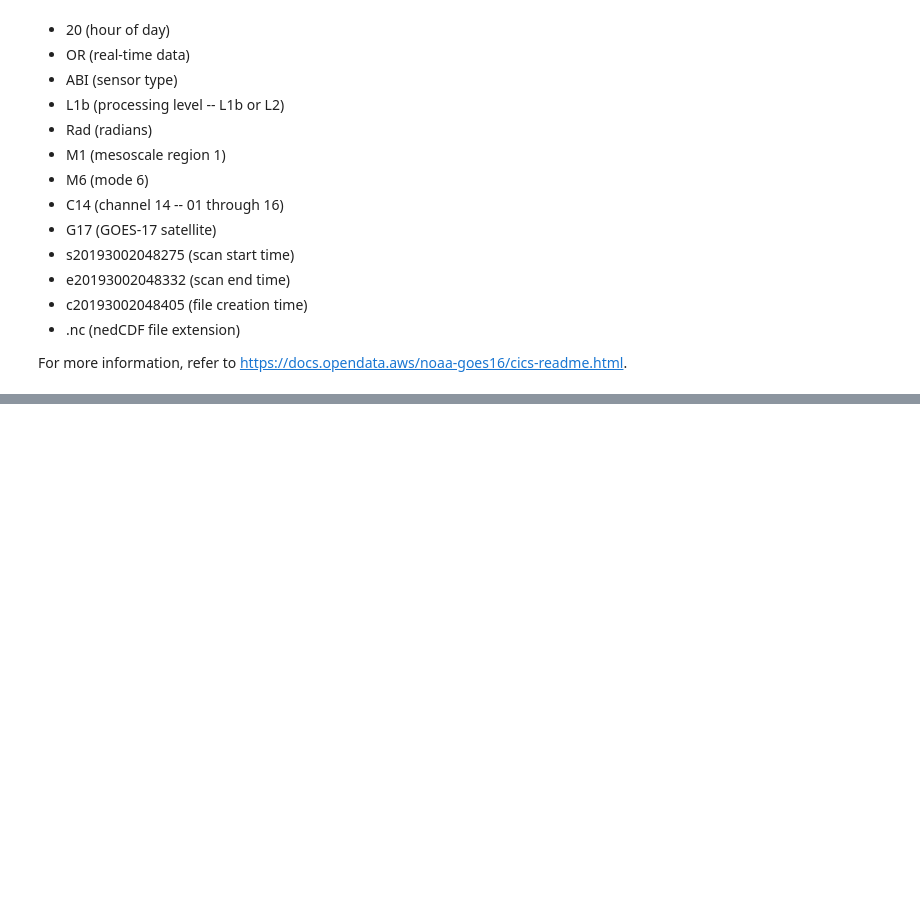
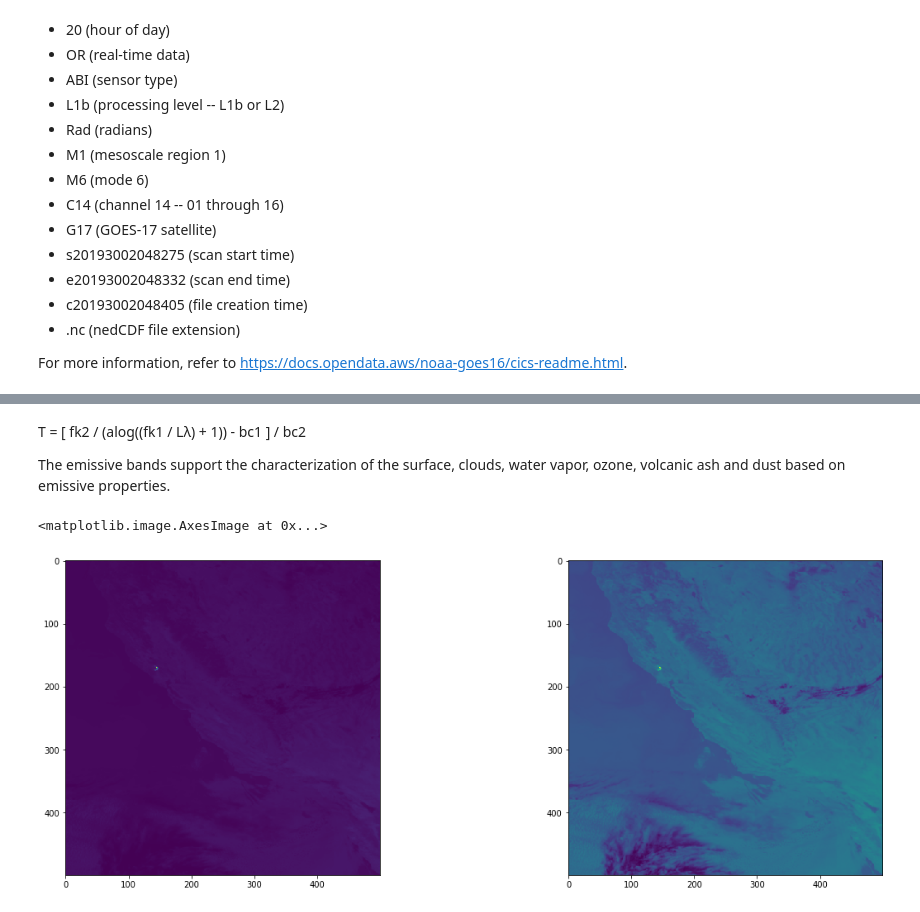
Before and after one commit to Ferrumofomega/goes, a Jupyter notebook: examples/noaa_goes_17.ipynb, the cells around one changed output, grey strips where cells are left out. Saved outputs shown, nothing was run; the diff lists cells and outputs as text; code cells hidden in the pictures; blank space fills up the shorter version.

```diff
--- a/examples/noaa_goes_17.ipynb
+++ b/examples/noaa_goes_17.ipynb
@@ -170,0 +240,8 @@ plt.close(fig);
+# %% [markdown]
+T = [ fk2 / (alog((fk1 / Lλ) + 1)) - bc1 ] / bc2
+
+The
+emissive bands support the characterization of the surface, clouds, water vapor, ozone, volcanic ash and
+dust based on emissive properties.
+# %%
+band_7 = download_scan(s3_object=s3_resource.Object(bucket_name="noaa-goes17", key="ABI-L1b-RadM/2019/300/20/OR_ABI-L1b-RadM1-M6C07_G17_s20193002010275_e20193002010344_c20193002010380.nc"))
@@ -171,3 +250,10 @@ plt.close(fig);
+# %%
+fig, axes = plt.subplots(ncols=2, figsize=(20, 7))
+axes[0].imshow(band_7.Rad)
+axes[1].imshow((band_7.planck_fk2 / (np.log((band_7.planck_fk1 / band_7.Rad) + 1)) - band_7.planck_bc1) / band_7.planck_bc2)
+# %% [output]
+<matplotlib.image.AxesImage at 0x...>
+[figure, added]
 # %%
 # dask_client = dask.distributed.Client(n_workers=2, threads_per_worker=2, memory_limit="1GB")
 
```
Also changed, not shown: parts of 17 cells of this notebook.
